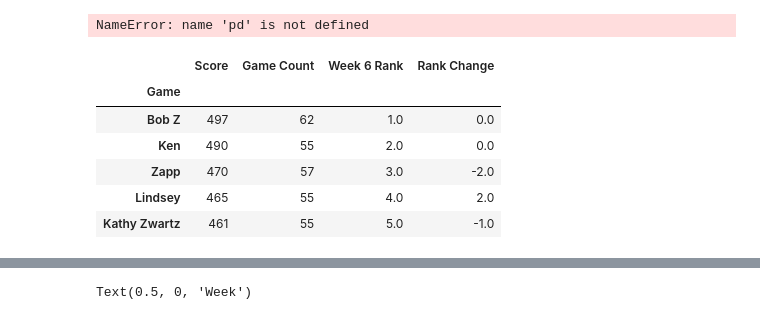
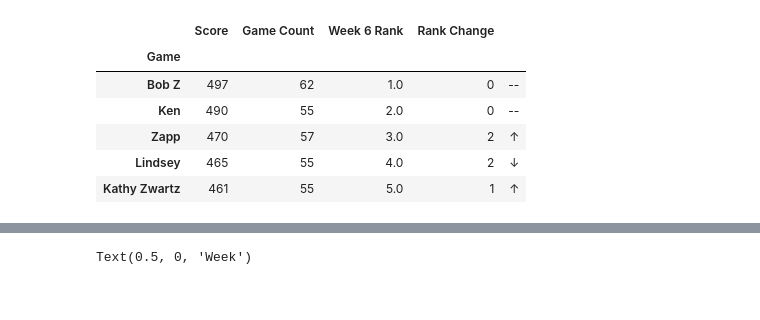
Before and after one commit to michaelzwartz/Confidence-pool, a Jupyter notebook: pool_notebook.ipynb, the cells around one changed output, grey strips where cells are left out. Saved outputs shown, nothing was run; the diff lists cells and outputs as text; code cells hidden in the pictures.

```diff
--- a/pool_notebook.ipynb
+++ b/pool_notebook.ipynb
@@ -150,6 +150,4 @@ sum_totals(season_totals, week5_stats, 'Week 5 Rank')
 sum_totals(season_totals, week6_stats, 'Week 6 Rank')
 
 #caluculate the position change from the previous week
-season_totals['Rank Change'] = round(season_totals[season_totals.columns[len(season_totals.columns)-1]]-season_totals[season_totals.columns[len(season_totals.columns)-2]], 0)
+season_totals['Rank Change Value'] = round(season_totals[season_totals.columns[len(season_totals.columns)-1]]-season_totals[season_totals.columns[len(season_totals.columns)-2]], 0)
-# %% [output]
-NameError: name 'pd' is not defined
@@ -164,13 +154,29 @@ weekly_totals = pd.concat([weekly_totals, week6_stats.rename(columns={"Score": "
+# %%
+season_totals['Rank Change'] = 0
+season_totals[''] = "hey"
+
+i = 0
+while i < len(season_totals.index):
+    if season_totals['Rank Change Value'][i] < 0:
+        season_totals.loc[season_totals.index[i], ''] = u'\u2191' #up arrow
+        season_totals.loc[season_totals.index[i], 'Rank Change'] = abs(season_totals['Rank Change Value'][i])
+    elif season_totals['Rank Change Value'][i] == 0:
+        season_totals.loc[season_totals.index[i], ''] = "--"
+        season_totals.loc[season_totals.index[i], 'Rank Change'] = 0
+    else:
+       season_totals.loc[season_totals.index[i], ''] = u'\u2193' #down arrow
+       season_totals.loc[season_totals.index[i], 'Rank Change'] = abs(season_totals['Rank Change Value'][i])
+    i = i+ 1
 # %%
-season_totals[['Score', 'Game Count', 'Week 6 Rank', 'Rank Change']].sort_values(['Week 6 Rank']).head()
+season_totals[['Score', 'Game Count', 'Week 6 Rank', 'Rank Change', '']].sort_values(['Week 6 Rank']).head()
 # %% [output]
-|  | Score | Game Count | Week 6 Rank | Rank Change |
-| Game |  |  |  |  |
-| Bob Z | 497 | 62 | 1.0 | 0.0 |
-| Ken | 490 | 55 | 2.0 | 0.0 |
-| Zapp | 470 | 57 | 3.0 | -2.0 |
-| Lindsey | 465 | 55 | 4.0 | 2.0 |
-| Kathy Zwartz | 461 | 55 | 5.0 | -1.0 |
+|  | Score | Game Count | Week 6 Rank | Rank Change |  |
+| Game |  |  |  |  |  |
+| Bob Z | 497 | 62 | 1.0 | 0 | -- |
+| Ken | 490 | 55 | 2.0 | 0 | -- |
+| Zapp | 470 | 57 | 3.0 | 2 | ↑ |
+| Lindsey | 465 | 55 | 4.0 | 2 | ↓ |
+| Kathy Zwartz | 461 | 55 | 5.0 | 1 | ↑ |
 # %%
 week6_stats = week6_tot[['Game', 'Score', 'Game Count', 'Max Score']][4:]
 week6_stats['Week 6 Rank'] = week6_stats['Score'].rank(ascending=False)
```
Also changed, not shown: parts of 6 cells of this notebook.
